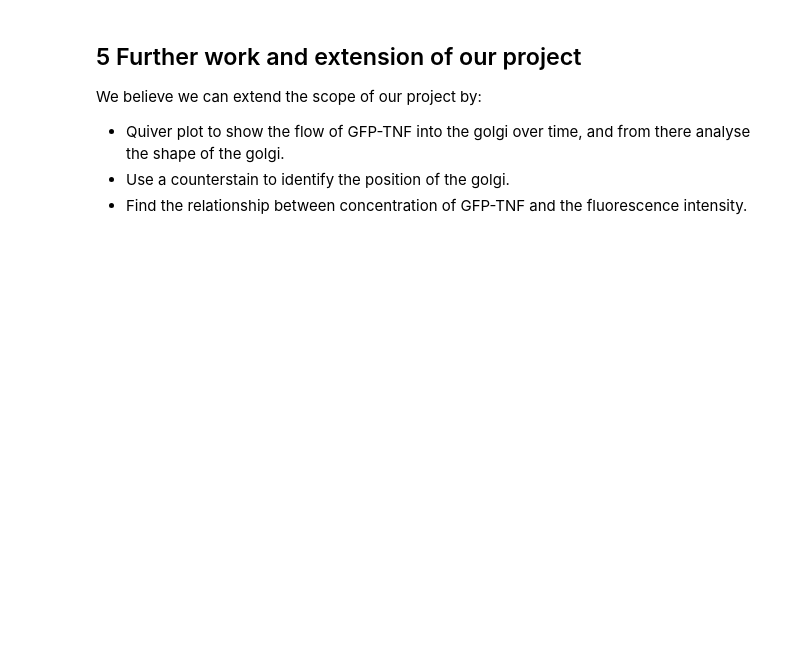
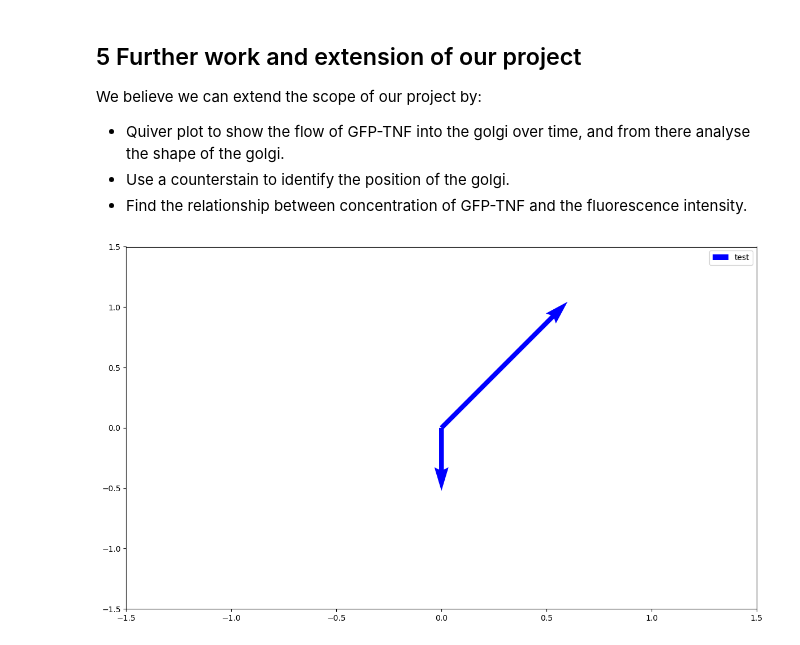
Before and after one commit to SPS-SP2273/learning-portfolio-2024-aug-immunoglobulinaustin, a Jupyter notebook: final_group_project/FINAL_SUBMISSION.ipynb, the cells around one changed output. Saved outputs shown, nothing was run; the diff lists cells and outputs as text; code cells hidden in the pictures; blank space fills up the shorter version.

```diff
--- a/final_group_project/FINAL_SUBMISSION.ipynb
+++ b/final_group_project/FINAL_SUBMISSION.ipynb
@@ -799,3 +799,26 @@ We believe we can extend the scope of our project by:
 * Quiver plot to show the flow of GFP-TNF into the golgi over time, and from there analyse the shape of the golgi.
 * Use a counterstain to identify the position of the golgi.
 * Find the relationship between concentration of GFP-TNF and the fluorescence intensity.
+# %%
+import numpy as np
+import matplotlib.pyplot as plt
+
+# Creating arrow
+x_pos = [0, 0]
+y_pos = [0, 0]
+x_direct = [1, 0]
+y_direct = [1, -0.5]
+
+# Creating plot
+fig, ax = plt.subplots(figsize = (12, 7))
+ax.quiver(x_pos, y_pos, x_direct, y_direct, color = 'Blue',
+         scale = 5, label = 'test')
+
+ax.axis([-1.5, 1.5, -1.5, 1.5])
+
+# show plot
+plt.legend()
+plt.tight_layout()
+plt.show()
+# %% [output]
+[figure, added]
```
Also changed, not shown: parts of 1 cell of this notebook.
